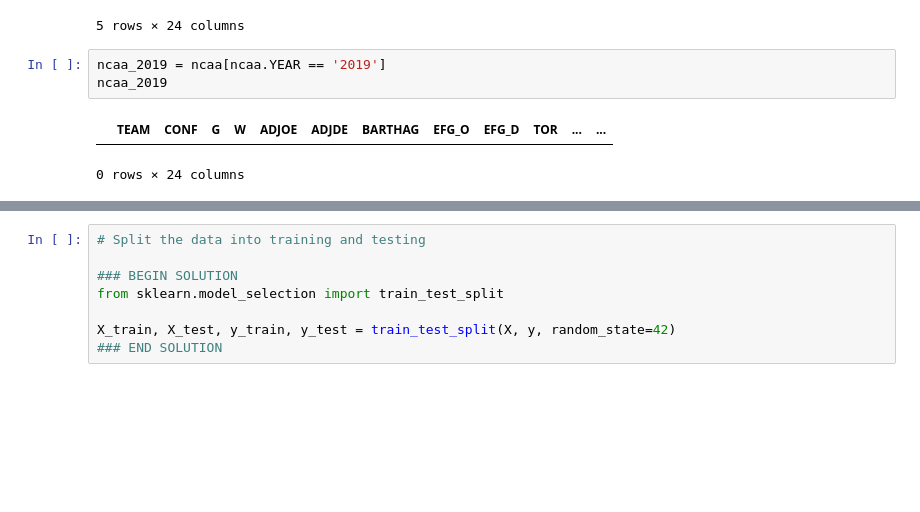
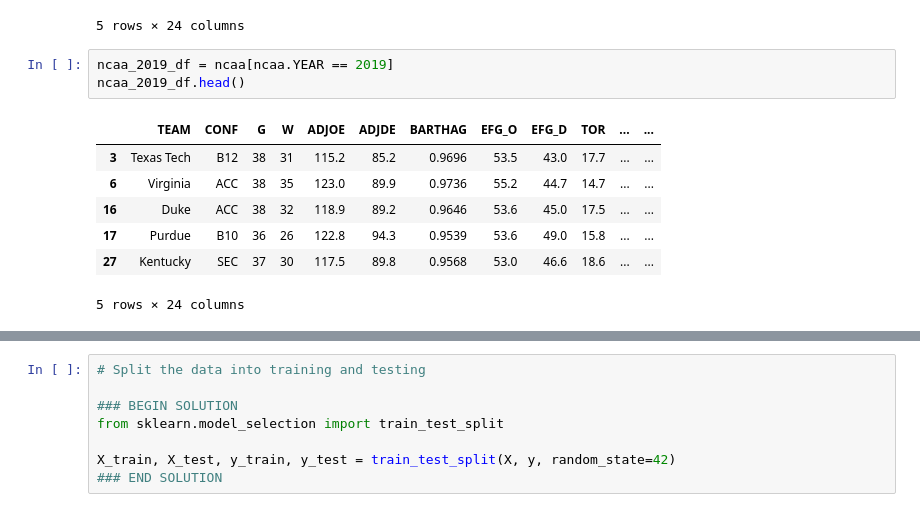
Before and after one commit to Vejaem/Final-Project, a Jupyter notebook: wins_stats.ipynb, the cells around one changed output, grey strips where cells are left out. Cells and saved outputs as stored; diff of their text form; blank space fills up the shorter version.

Commit message:
Cleaned file, filters, drop columns, rename columns, starting to model

```diff
--- a/wins_stats.ipynb
+++ b/wins_stats.ipynb
@@ -16,11 +16,16 @@ ncaa.head()
 | 4 | Gonzaga | WCC | 39 | 37 | 117.8 | 86.3 | 0.9728 | 56.6 | 41.1 | 16.2 | ... | ... |
 5 rows × 24 columns
 # %%
-ncaa_2019 = ncaa[ncaa.YEAR == '2019']
-ncaa_2019
+ncaa_2019_df = ncaa[ncaa.YEAR == 2019]
+ncaa_2019_df.head()
 # %% [output]
 |  | TEAM | CONF | G | W | ADJOE | ADJDE | BARTHAG | EFG_O | EFG_D | TOR | ... | ... |
+| 3 | Texas Tech | B12 | 38 | 31 | 115.2 | 85.2 | 0.9696 | 53.5 | 43.0 | 17.7 | ... | ... |
+| 6 | Virginia | ACC | 38 | 35 | 123.0 | 89.9 | 0.9736 | 55.2 | 44.7 | 14.7 | ... | ... |
+| 16 | Duke | ACC | 38 | 32 | 118.9 | 89.2 | 0.9646 | 53.6 | 45.0 | 17.5 | ... | ... |
+| 17 | Purdue | B10 | 36 | 26 | 122.8 | 94.3 | 0.9539 | 53.6 | 49.0 | 15.8 | ... | ... |
+| 27 | Kentucky | SEC | 37 | 30 | 117.5 | 89.8 | 0.9568 | 53.0 | 46.6 | 18.6 | ... | ... |
-0 rows × 24 columns
+5 rows × 24 columns
 # %%
 # Use Pandas get_dummies to convert categorical data
 
```
Also changed, not shown: parts of 4 cells of this notebook.
